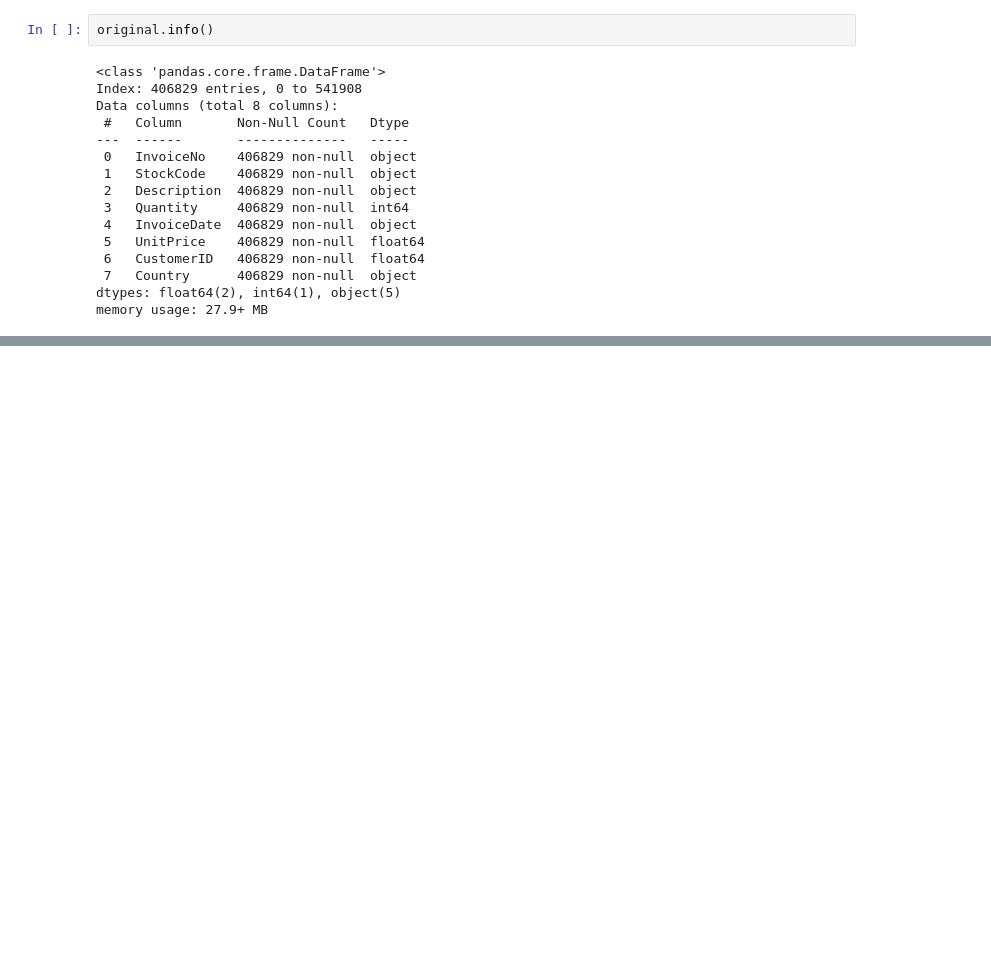
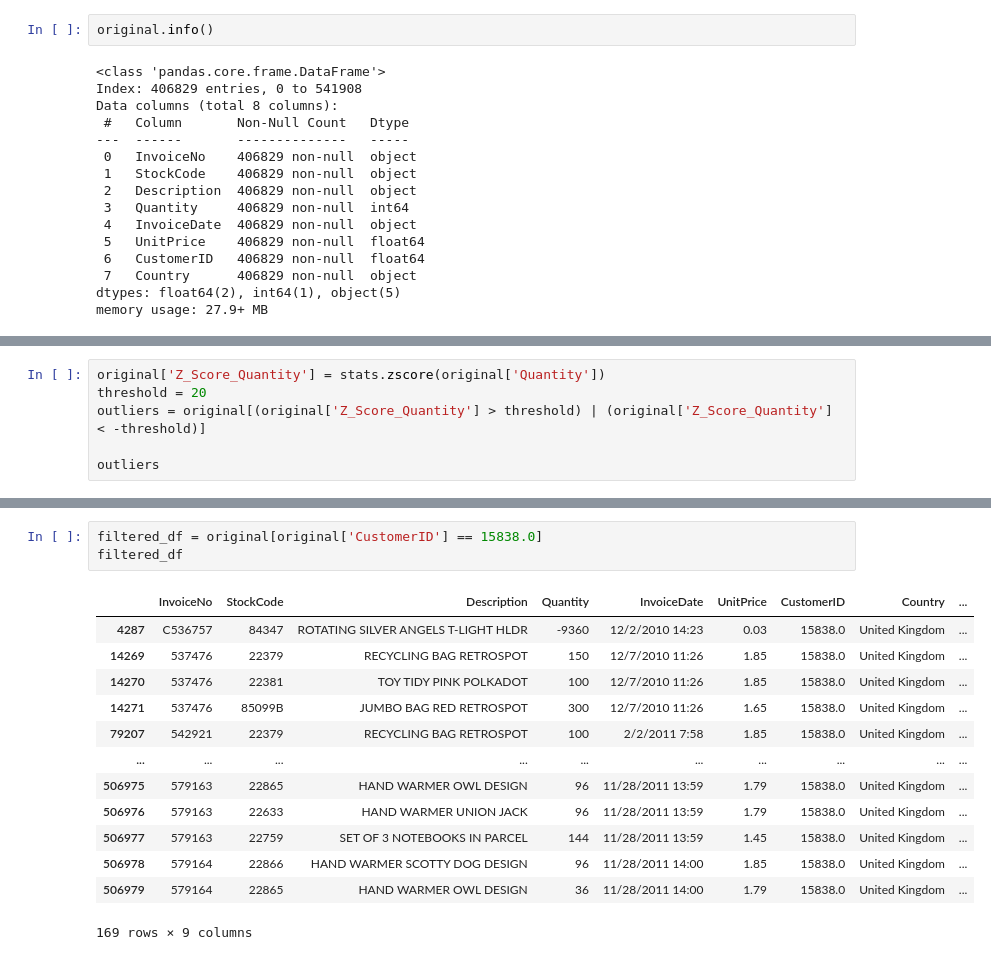
Before and after one commit to carlosmunoz97/citec_technical_test, a Jupyter notebook: online_retail.ipynb, the cells around one changed output, grey strips where cells are left out. Cells and saved outputs as stored; diff of their text form; blank space fills up the shorter version.

```diff
--- a/online_retail.ipynb
+++ b/online_retail.ipynb
@@ -340,0 +398,6 @@ memory usage: 27.9+ MB
+# %%
+original['Z_Score_Quantity'] = stats.zscore(original['Quantity'])
+threshold = 20
+outliers = original[(original['Z_Score_Quantity'] > threshold) | (original['Z_Score_Quantity'] < -threshold)]
+
+outliers
@@ -340,0 +412,17 @@ memory usage: 27.9+ MB
+# %%
+filtered_df = original[original['CustomerID'] == 15838.0]
+filtered_df
+# %% [output]
+|  | InvoiceNo | StockCode | Description | Quantity | InvoiceDate | UnitPrice | CustomerID | Country | ... |
+| 4287 | C536757 | 84347 | ROTATING SILVER ANGELS T-LIGHT HLDR | -9360 | 12/2/2010 14:23 | 0.03 | 15838.0 | United Kingdom | ... |
+| 14269 | 537476 | 22379 | RECYCLING BAG RETROSPOT | 150 | 12/7/2010 11:26 | 1.85 | 15838.0 | United Kingdom | ... |
+| 14270 | 537476 | 22381 | TOY TIDY PINK POLKADOT | 100 | 12/7/2010 11:26 | 1.85 | 15838.0 | United Kingdom | ... |
+| 14271 | 537476 | 85099B | JUMBO BAG RED RETROSPOT | 300 | 12/7/2010 11:26 | 1.65 | 15838.0 | United Kingdom | ... |
+| 79207 | 542921 | 22379 | RECYCLING BAG RETROSPOT | 100 | 2/2/2011 7:58 | 1.85 | 15838.0 | United Kingdom | ... |
+| ... | ... | ... | ... | ... | ... | ... | ... | ... | ... |
+| 506975 | 579163 | 22865 | HAND WARMER OWL DESIGN | 96 | 11/28/2011 13:59 | 1.79 | 15838.0 | United Kingdom | ... |
+| 506976 | 579163 | 22633 | HAND WARMER UNION JACK | 96 | 11/28/2011 13:59 | 1.79 | 15838.0 | United Kingdom | ... |
+| 506977 | 579163 | 22759 | SET OF 3 NOTEBOOKS IN PARCEL | 144 | 11/28/2011 13:59 | 1.45 | 15838.0 | United Kingdom | ... |
+| 506978 | 579164 | 22866 | HAND WARMER SCOTTY DOG DESIGN | 96 | 11/28/2011 14:00 | 1.85 | 15838.0 | United Kingdom | ... |
+| 506979 | 579164 | 22865 | HAND WARMER OWL DESIGN | 36 | 11/28/2011 14:00 | 1.79 | 15838.0 | United Kingdom | ... |
+169 rows × 9 columns
```
Also changed, not shown: parts of 27 cells of this notebook, 1 other file.
